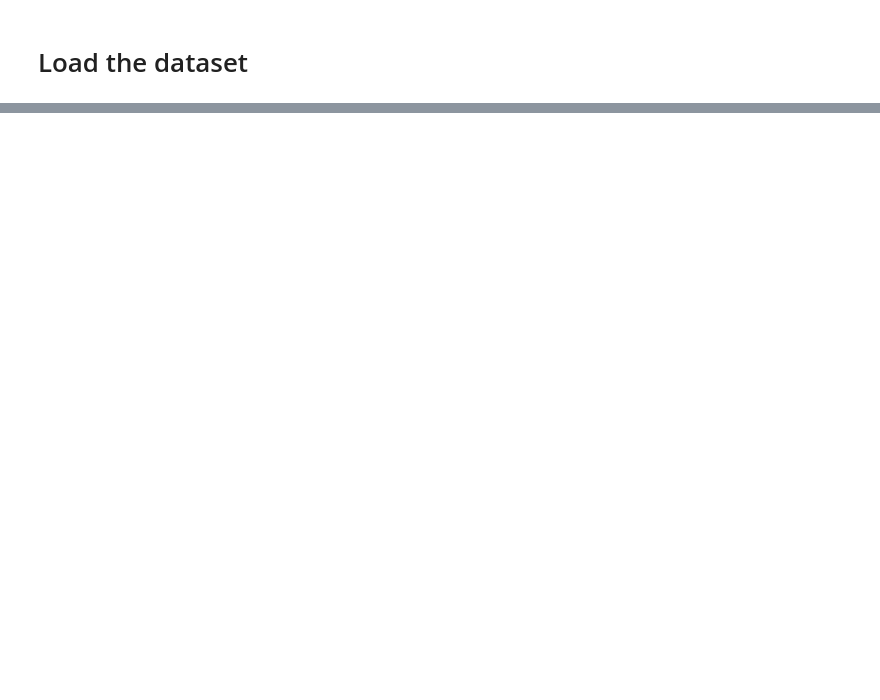
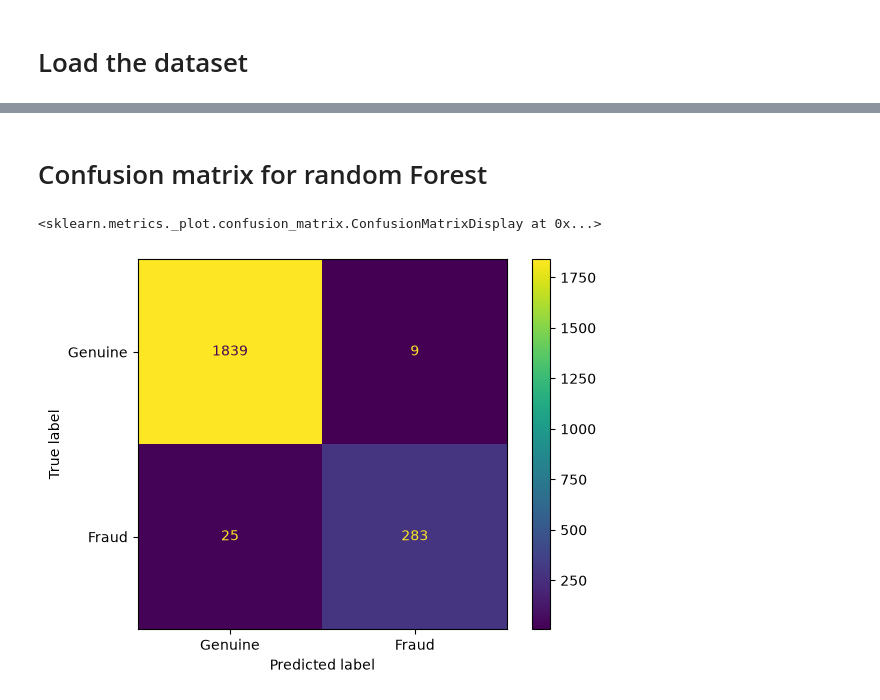
Before and after one commit to oyebim-ai/Fraudulent-Transaction-Detection, a Jupyter notebook: Notebooks/Modelling.ipynb, the cells around one changed output, grey strips where cells are left out. Saved outputs shown, nothing was run; the diff lists cells and outputs as text; code cells hidden in the pictures; blank space fills up the shorter version.

```diff
--- a/Notebooks/Modelling.ipynb
+++ b/Notebooks/Modelling.ipynb
@@ -32,0 +373,12 @@ NameError: name 'modelling_data' is not defined
+# %% [markdown]
+# Confusion matrix for random Forest
+# %%
+# Confusion matrix display
+
+from sklearn.metrics import ConfusionMatrixDisplay
+
+cm_rf = ConfusionMatrixDisplay(confusion_matrix(y_test, y_pred_rf), display_labels=['Genuine', 'Fraud'])
+cm_rf.plot()
+# %% [output]
+<sklearn.metrics._plot.confusion_matrix.ConfusionMatrixDisplay at 0x...>
+[figure, added]
```
Also changed, not shown: parts of 49 cells of this notebook, 5 other files.
